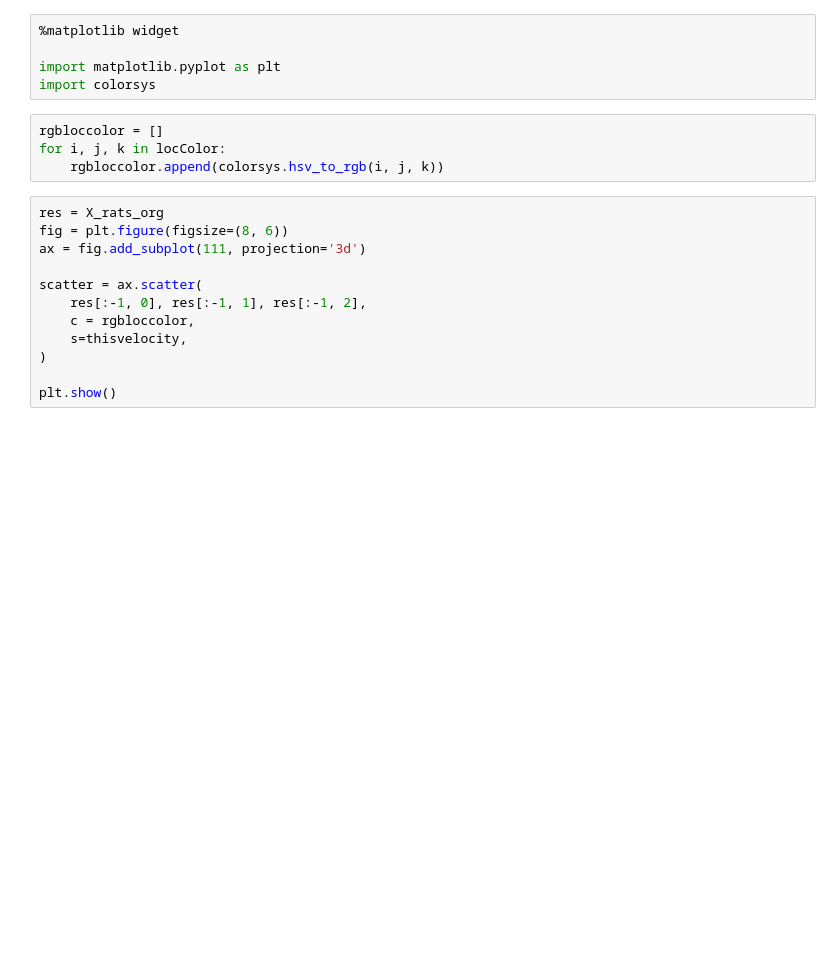
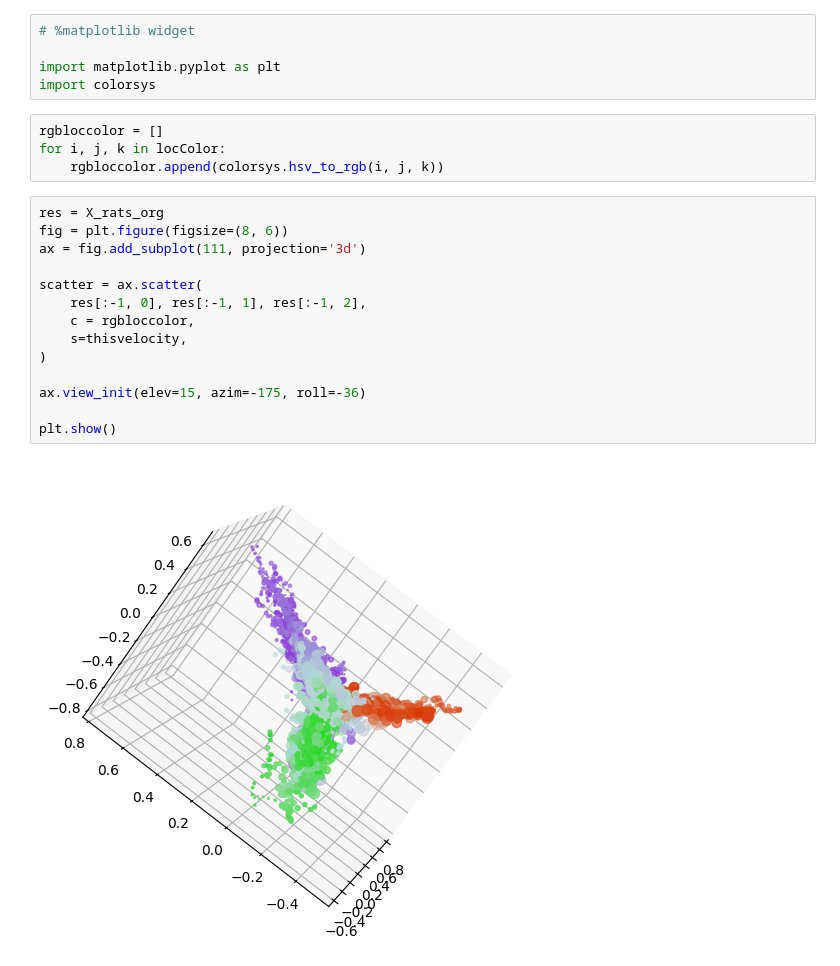
Before and after one commit to Mishne-Lab/pyRATS, a Jupyter notebook: examples/t_maze.ipynb, the cells around one changed output. Saved outputs shown, nothing was run; the diff lists cells and outputs as text; blank space fills up the shorter version.

```diff
--- a/examples/t_maze.ipynb
+++ b/examples/t_maze.ipynb
@@ -97,5 +100,5 @@ print(f"Finished model with k={k}, eta={eta_min}")
 # %%
-%matplotlib widget
+# %matplotlib widget
 
 import matplotlib.pyplot as plt
 import colorsys
@@ -106,12 +109,16 @@ for i, j, k in locColor:
 # %%
 res = X_rats_org
 fig = plt.figure(figsize=(8, 6))
 ax = fig.add_subplot(111, projection='3d')
 
 scatter = ax.scatter(
     res[:-1, 0], res[:-1, 1], res[:-1, 2],
     c = rgbloccolor,
     s=thisvelocity,
 )
 
+ax.view_init(elev=15, azim=-175, roll=-36)
+
 plt.show()
+# %% [output]
+[figure, added]
```
Also changed, not shown: parts of 3 cells of this notebook, 2 other files.
